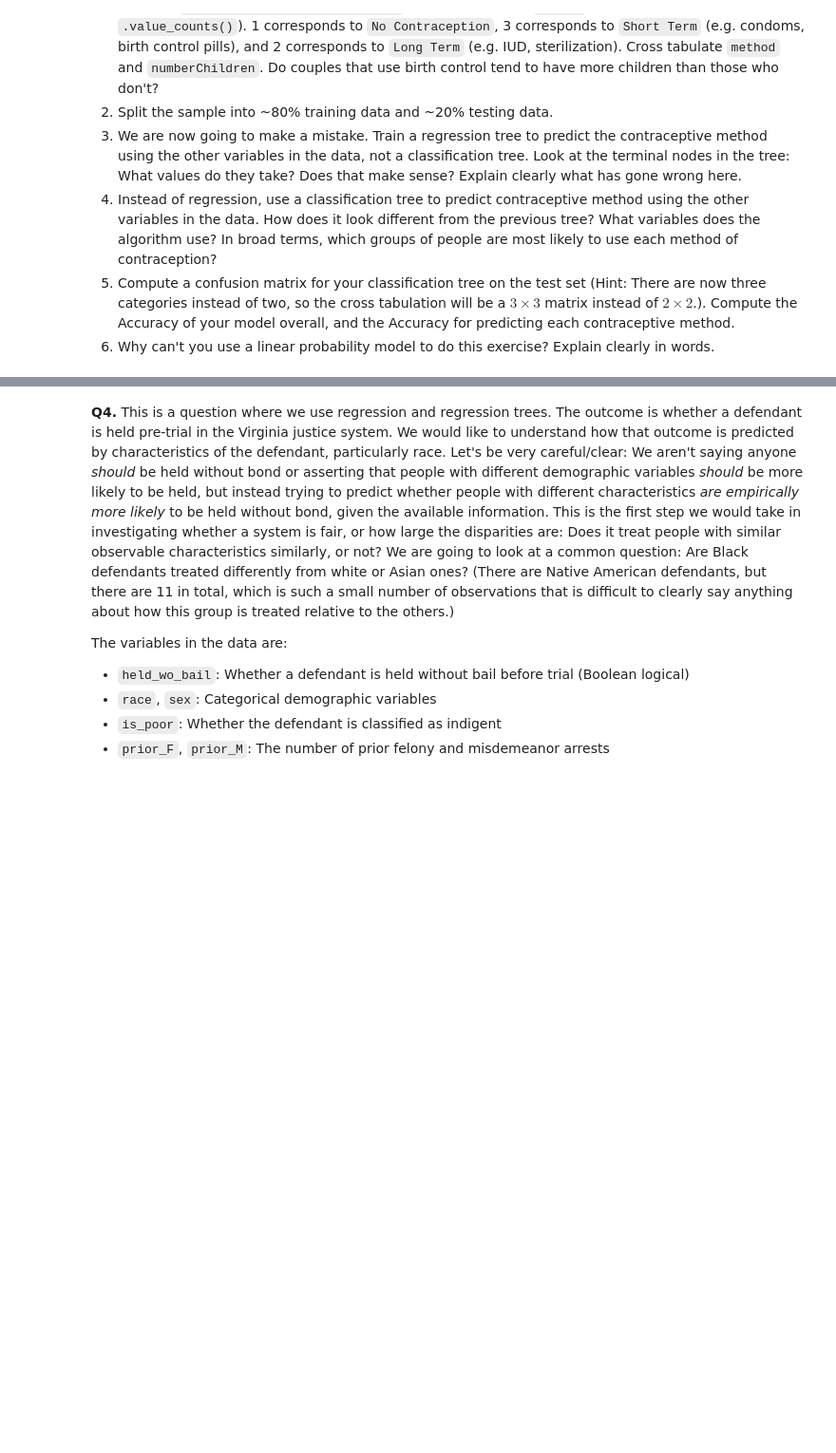
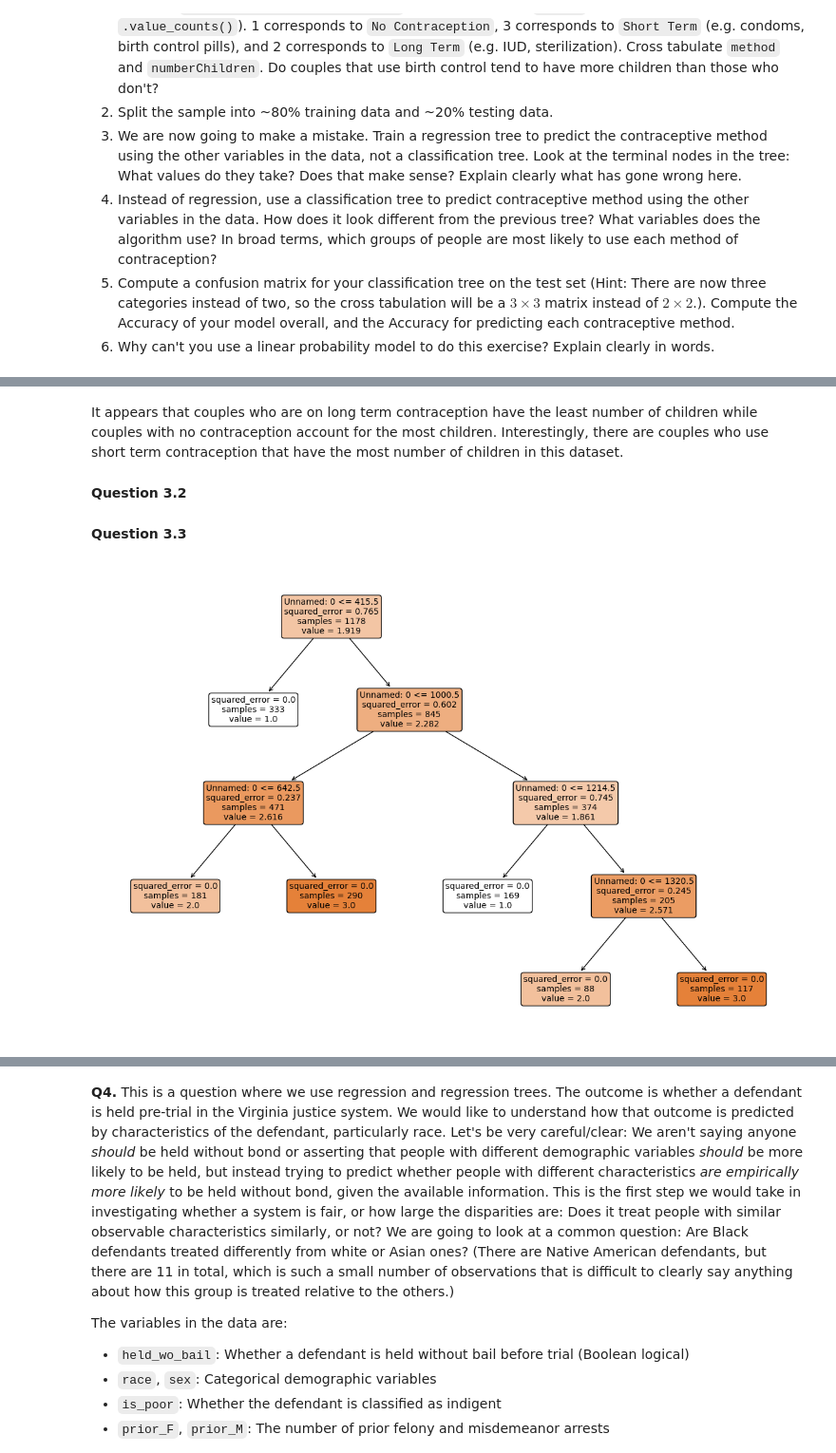
Before and after one commit to JackPMoore/assignment4, a Jupyter notebook: Jack's_assignment4.ipynb, the cells around one changed output, grey strips where cells are left out. Shown at 95% size. Cells and saved outputs as stored; diff of their text form; code cells hidden in the pictures; blank space fills up the shorter version.

```diff
--- a/Jack's_assignment4.ipynb
+++ b/Jack's_assignment4.ipynb
@@ -396,2 +396,4 @@ The decision tree reached a higher R^2 but based on the kernel density plot and
 # %%
-choice = pd.read_csv("assignment4/data/")
+choice = pd.read_csv("assignment4/data/contraception_hw.csv")
+print(choice.columns)
+pd.crosstab(choice['method'], choice['numberChildren'])
@@ -397,0 +410,23 @@ choice = pd.read_csv("assignment4/data/")
+# %% [markdown]
+It appears that couples who are on long term contraception have the least number of children while couples with no contraception account for the most children. Interestingly, there are couples who use short term contraception that have the most number of children in this dataset.
+# %% [markdown]
+**Question 3.2**
+# %%
+y = choice['method']
+X = choice.drop(['method'], axis=1)
+
+X_train, X_test, y_train, y_test = train_test_split(X,y,test_size=.2,random_state=100)
+# %% [markdown]
+**Question 3.3**
+# %%
+regressor = DecisionTreeRegressor(random_state=100, max_depth=4)
+
+regressor.fit(X_train, y_train)
+
+
+
+plt.figure(figsize=(15, 10))
+plot_tree(regressor, filled=True, feature_names=X.columns, rounded=True, fontsize=10)
+plt.show()
+# %% [output]
+[figure, added]
```
Also changed, not shown: parts of 8 cells of this notebook.
